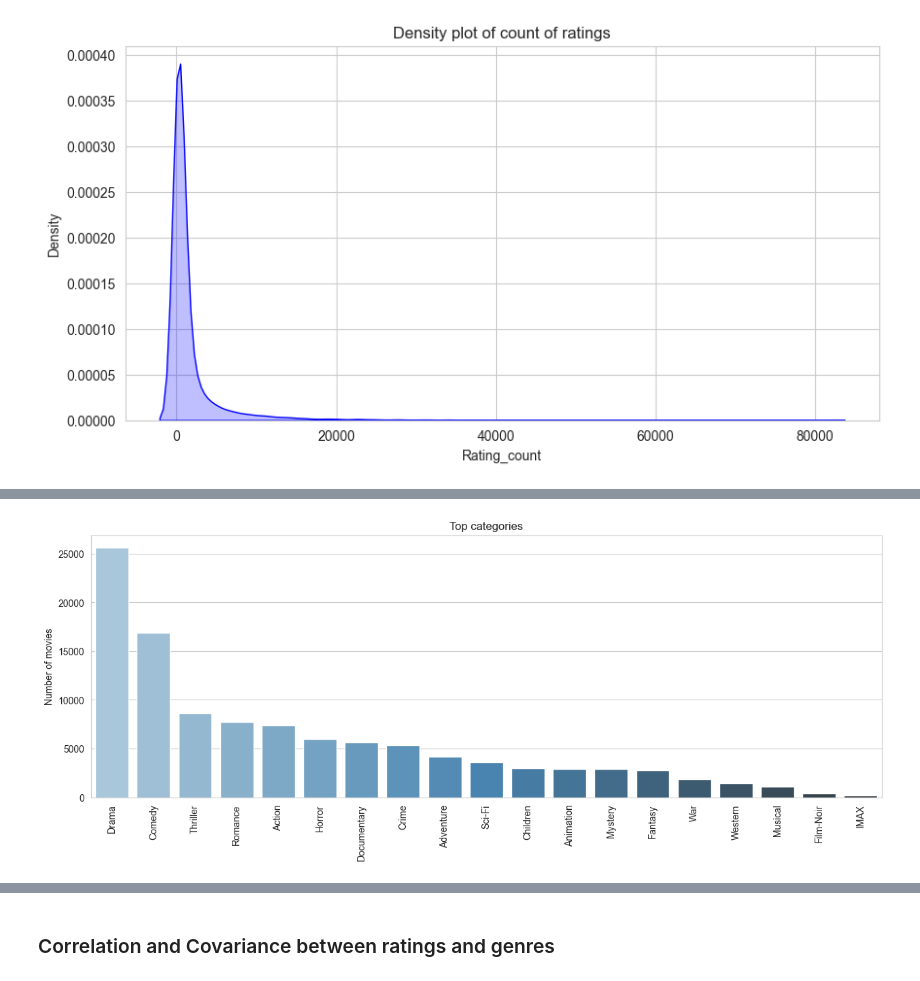
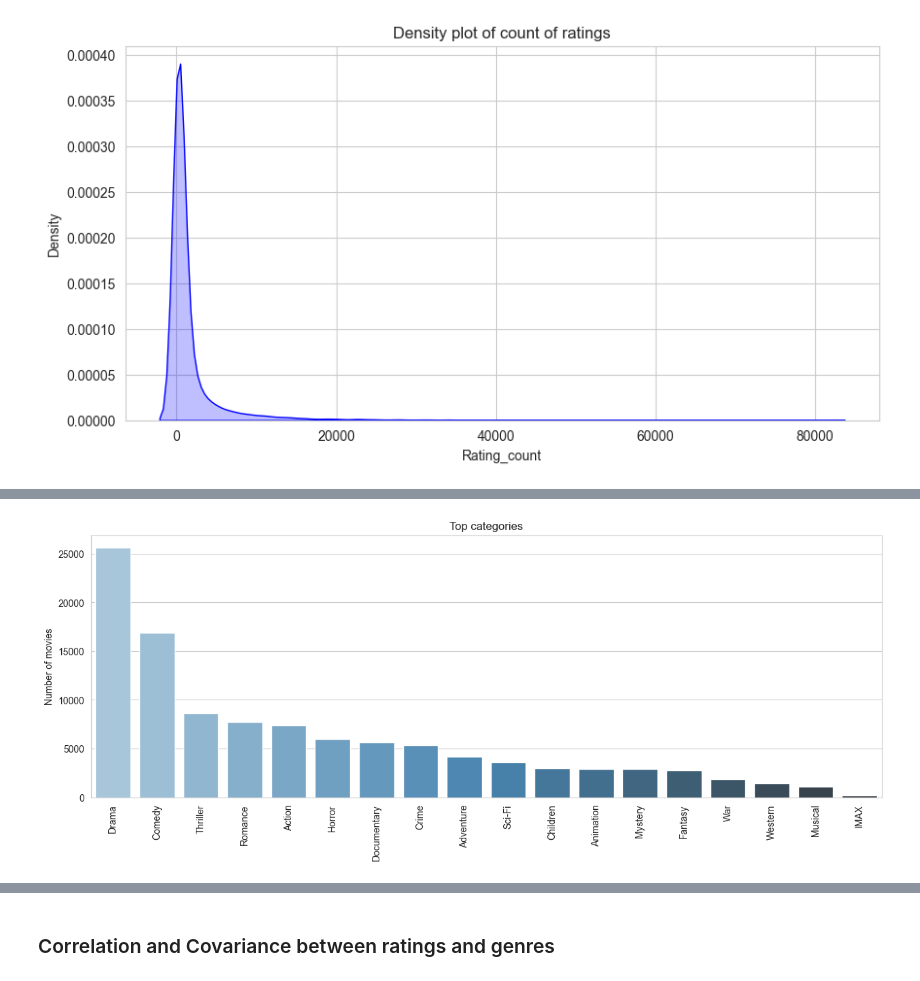
Before and after one commit to DiegoConce/data-analytics-movielens, a Jupyter notebook: DataAcquisition.ipynb, the cells around one changed output, grey strips where cells are left out. Drawn from its saved outputs; the diff is of its cells as text; code cells hidden in the pictures.

```diff
--- a/DataAcquisition.ipynb
+++ b/DataAcquisition.ipynb
@@ -248,23 +270,23 @@ plt.show()
 # %%
 #Top categories
-dftmp = movies.drop(['movieId', 'title', 'year', '(no genres listed)'], axis=1)
+dftmp = movies.drop(['movieId', 'title', 'year'], axis=1)
 
 genres = genres[:-1]
 categories = {}
 for genre in genres.genre:
     categories[genre] = dftmp[genre].sum()
 
 # Sorting categories by descending order
 categories = sorted(categories.items(), key=lambda x: x[1], reverse=True)
 
 plt.figure(figsize=(15, 5))
 ax = sns.barplot(x=[x[0] for x in categories], y=[x[1] for x in categories], palette='Blues_d')
 ax.set_ylabel('Number of movies')
 plt.xticks(rotation=90)
 plt.title('Top categories')
 plt.show()
 # %% [output]
-[figure, old version]
+[figure, new version]
 # %%
 # Top tags
 dftmp = df_no_genres.drop(['rating_mean', 'rating_count'], axis=1)
```
Also changed, not shown: parts of 13 cells of this notebook, 2 other files.
